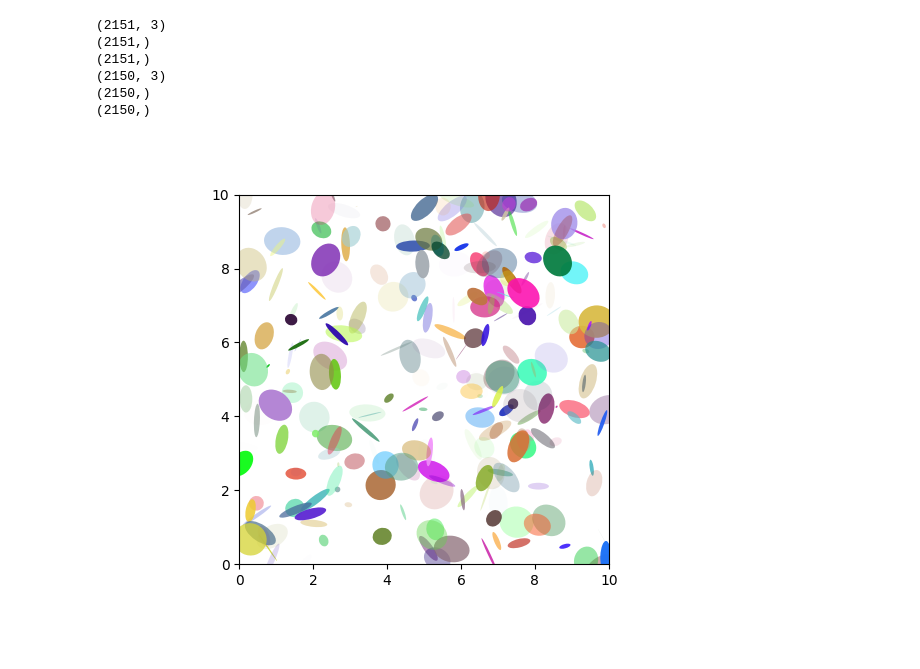
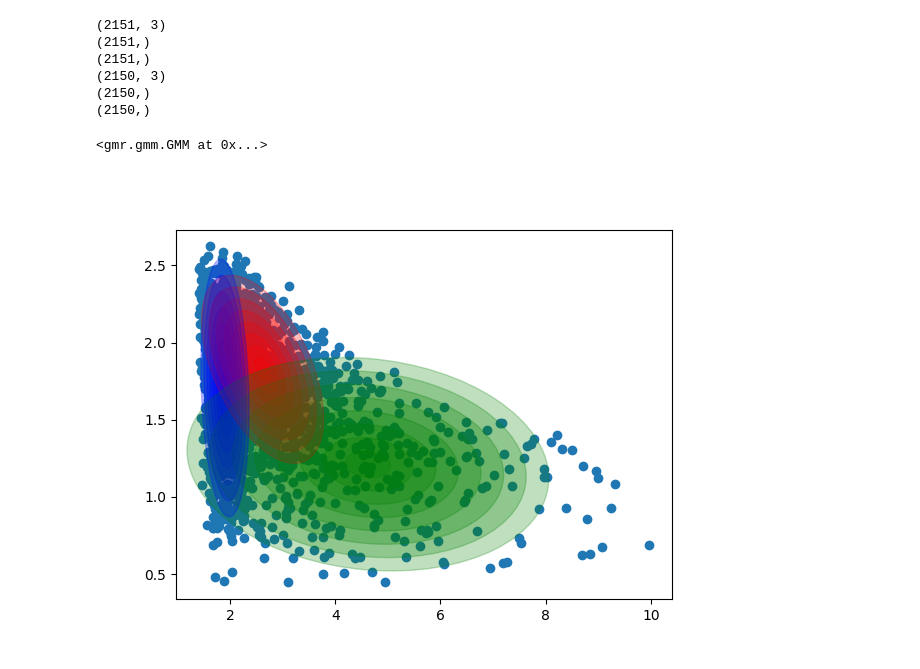
Before and after one commit to epfl-lasa/hitting_sim, a Jupyter notebook: data_processing.ipynb, the cells around one changed output. Saved outputs shown, nothing was run; the diff lists cells and outputs as text; code cells hidden in the pictures.

```diff
--- a/data_processing.ipynb
+++ b/data_processing.ipynb
@@ -146,32 +163,32 @@ n_5_data = X_5_data.shape[0]
 (2150,)
 (2150,)
 # %%
-gmm_full = GMM(n_components=8, )
+input_6 = np.concatenate((X_6_data, l_6_data.reshape(-1, 1), v_6_data.reshape(-1, 1)), axis=1)
+input_5 = np.concatenate((X_5_data, l_5_data.reshape(-1, 1), v_5_data.reshape(-1, 1)), axis=1)
+
+input_lv = np.concatenate(( l_6_data.reshape(-1, 1), v_6_data.reshape(-1, 1)), axis=1)
+
+gmm_lv = GMM(n_components=3, random_state = 0)
+gmm_lv.from_samples(input_lv, init_params="kmeans++")
+
+gmm_full_6 = GMM(n_components=1, random_state = 0)
+gmm_full_6.from_samples(input_6, init_params="kmeans++")
+
+gmm_full_5 = GMM(n_components=1, random_state = 0)
+gmm_full_5.from_samples(input_5, init_params="kmeans++")
+
+# given_position_test = np.array([0.5, 0.3, 0.3])
+# gmm_lv_cond_test = gmm_full.condition(np.array([0,1,2]), given_position_test)
+# %% [output]
+<gmr.gmm.GMM at 0x...>
-# %%
-import matplotlib.pyplot as plt
-import numpy as np
-
-from matplotlib.patches import Ellipse
-
-# Fixing random state for reproducibility
-np.random.seed(19680801)
-
-NUM = 250
-
-ells = [Ellipse(xy=np.random.rand(2) * 10,
-                width=np.random.rand(), height=np.random.rand(),
-                angle=np.random.rand() * 360)
-        for i in range(NUM)]
-
-fig, ax = plt.subplots()
-ax.set(xlim=(0, 10), ylim=(0, 10), aspect="equal")
-
-for e in ells:
-    ax.add_artist(e)
-    e.set_clip_box(ax.bbox)
-    e.set_alpha(np.random.rand())
-    e.set_facecolor(np.random.rand(3))
-
-plt.show()
-# %% [output]
-[figure, removed]
+# %%
+%matplotlib widget
+
+plt.figure()
+plt.scatter(l_6_data, v_6_data)
+# plt.scatter(l_5_data, v_5_data)
+# plt.scatter(l_4_data, v_4_data)
+plot_error_ellipses(plt.gca(), gmm_lv, colors = ['r', 'g', 'b'])
+plt.show()
+# %% [output]
+[figure, added]
```
Also changed, not shown: parts of 5 cells of this notebook.
